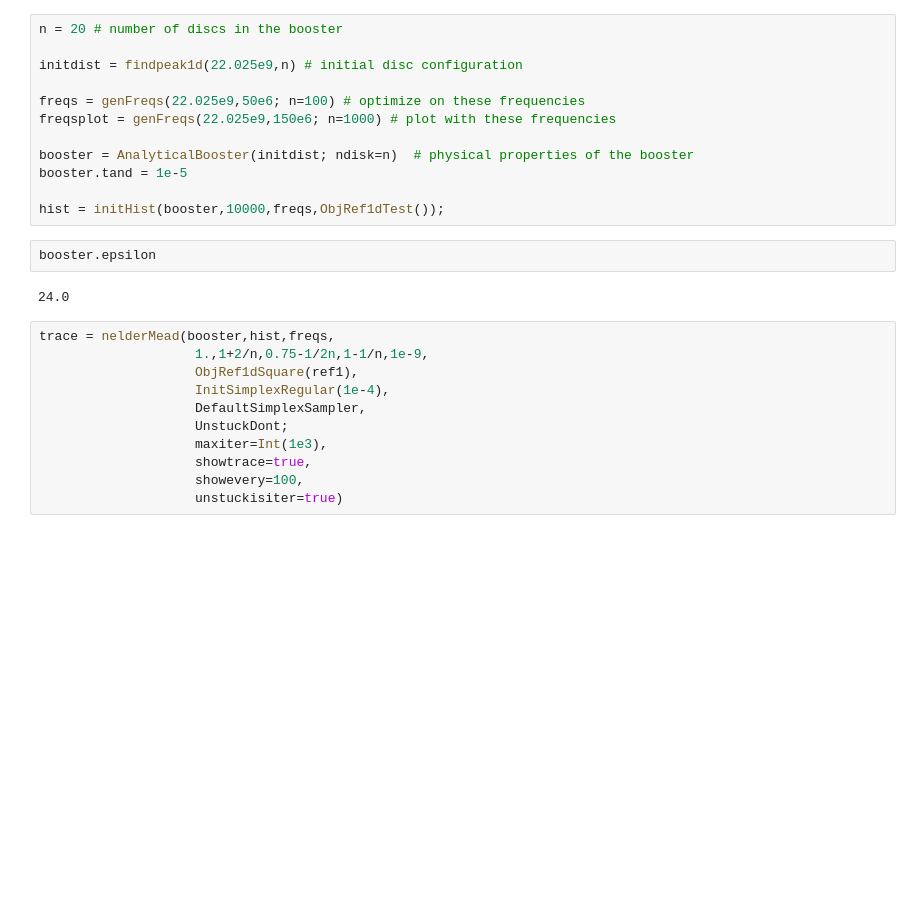
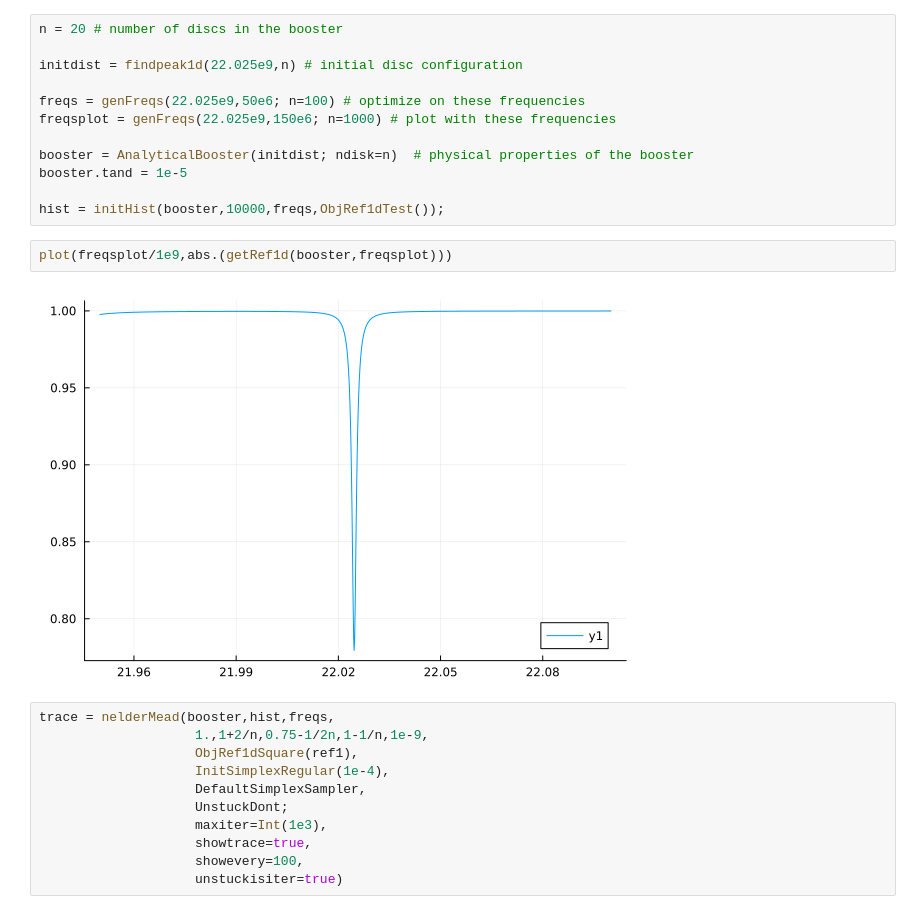
Before and after one commit to bergermann/Dragoon.jl, a Jupyter notebook: examples/20 discs, NM Ref Min.ipynb, the cells around one changed output. Saved outputs shown, nothing was run; the diff lists cells and outputs as text; blank space fills up the shorter version.

```diff
--- a/examples/20 discs, NM Ref Min.ipynb
+++ b/examples/20 discs, NM Ref Min.ipynb
@@ -37,10 +28,10 @@ booster = AnalyticalBooster(initdist; ndisk=n)  # physical properties of the boo
 booster.tand = 1e-5
 
 hist = initHist(booster,10000,freqs,ObjRef1dTest());
-# %%
-booster.epsilon
-# %% [output]
-24.0
+# %%
+plot(freqsplot/1e9,abs.(getRef1d(booster,freqsplot)))
+# %% [output]
+[figure, added]
 # %%
 trace = nelderMead(booster,hist,freqs,
                     1.,1+2/n,0.75-1/2n,1-1/n,1e-9,
```
Also changed, not shown: parts of 1 cell of this notebook, 1 other file.
